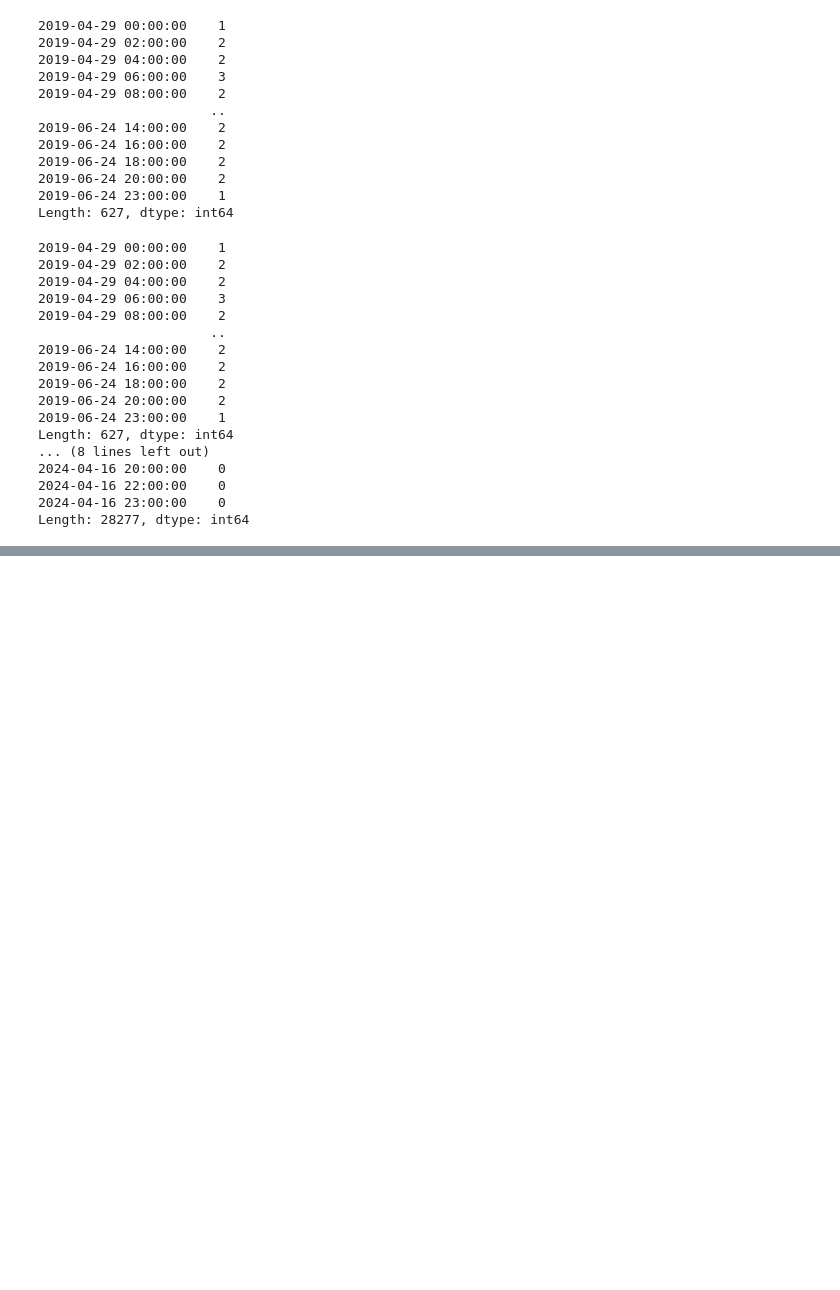
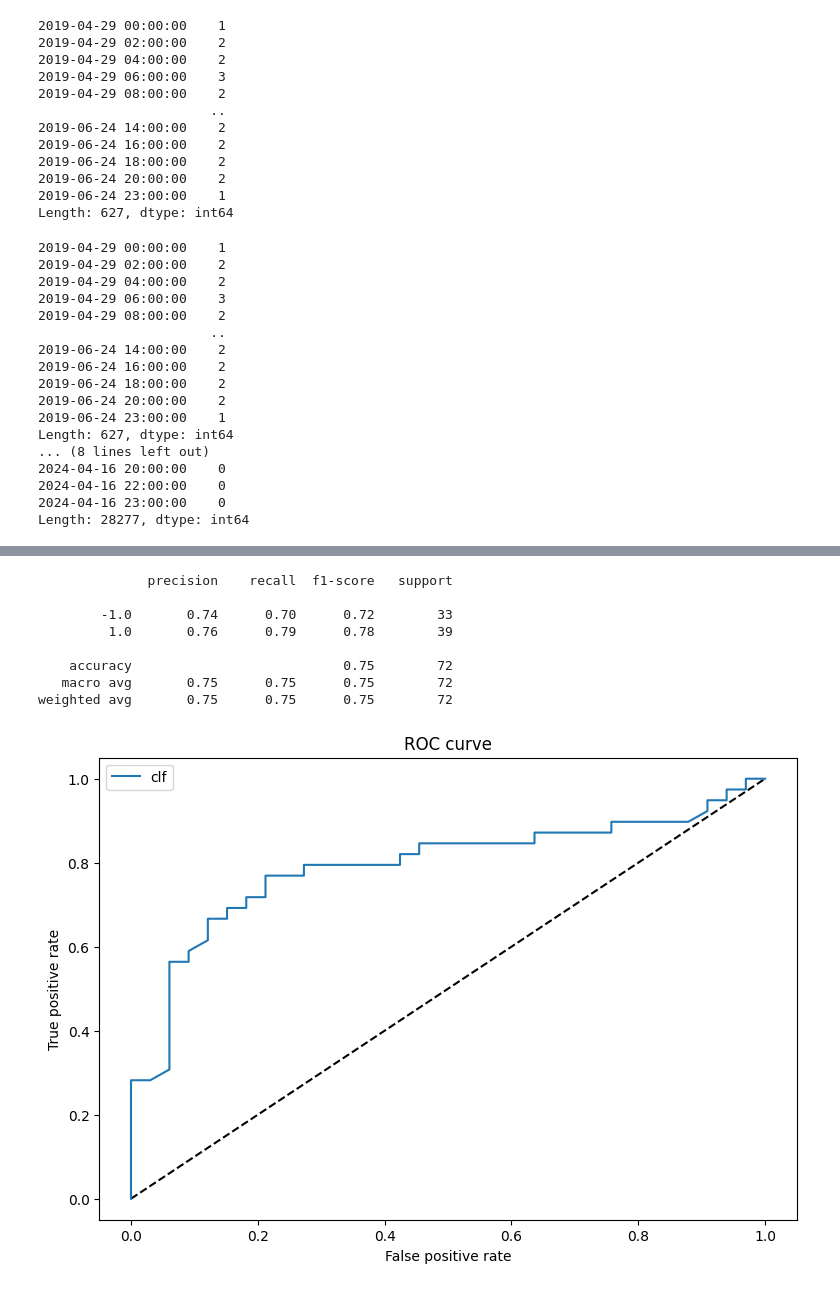
Before and after one commit to Supernova2002/ECE479, a Jupyter notebook: big_project.ipynb, the cells around one changed output, grey strips where cells are left out. Drawn from its saved outputs; the diff is of its cells as text; code cells hidden in the pictures; blank space fills up the shorter version.

```diff
--- a/big_project.ipynb
+++ b/big_project.ipynb
@@ -380,0 +331,3 @@ Name: t1, Length: 237, dtype: datetime64[ns]
+# %%
+y = out['bin'].values.reshape(-1,1)
+print(y)
@@ -463,0 +369,5 @@ variables initialized
+# %%
+out = out.drop(columns=['bin'], axis = 1)
+
+x = out.values
+print(x)
@@ -463,0 +430,21 @@ variables initialized
+# %%
+rf_clf  =  RandomForestClassifier(n_estimators=1,
+                                class_weight='balanced_subsample',
+                                criterion='entropy',
+                                bootstrap=False)
+bc_rf = BaggingClassifier(estimator=rf_clf, n_estimators=1000,
+                          max_samples=seqU, max_features=1.,
+                          random_state=777)
+
+fit = bc_rf.fit(X_train,y_train)
+evaluate(X_test,y_test,fit)
+# %% [output]
+              precision    recall  f1-score   support
+
+        -1.0       0.74      0.70      0.72        33
+         1.0       0.76      0.79      0.78        39
+
+    accuracy                           0.75        72
+   macro avg       0.75      0.75      0.75        72
+weighted avg       0.75      0.75      0.75        72
+[figure, added]
```
Also changed, not shown: parts of 24 cells of this notebook, 2 other files.
